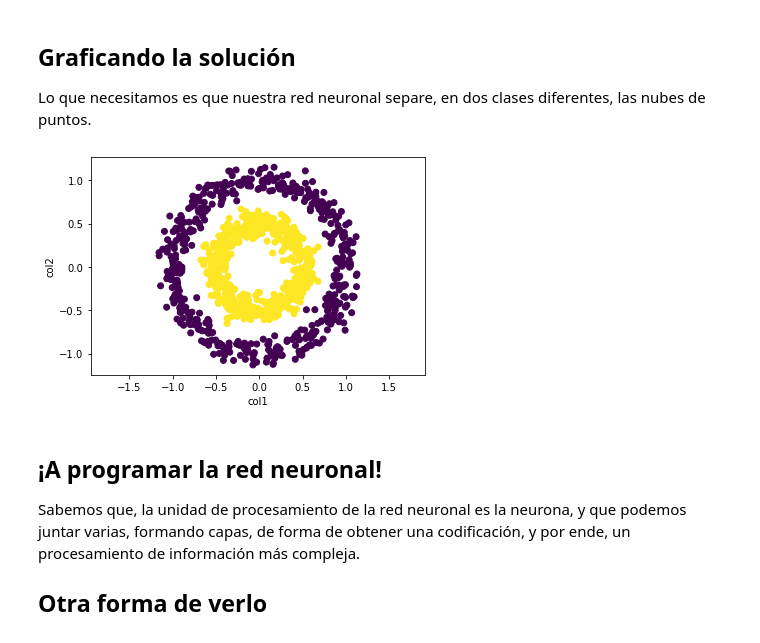
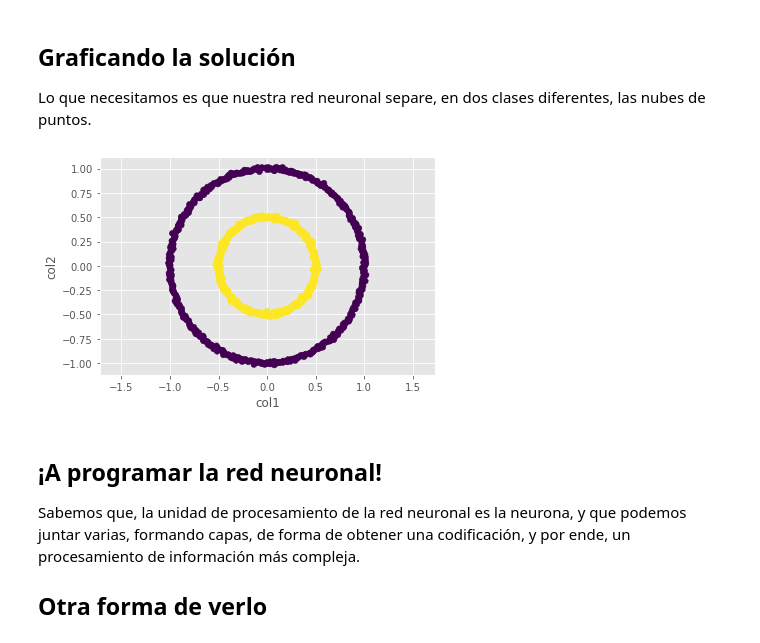
Before and after one commit to adinamarca/notebooks, a Jupyter notebook: PY/ML/4_redes_neuronales/notebook.ipynb, the cells around one changed output. Saved outputs shown, nothing was run; the diff lists cells and outputs as text; code cells hidden in the pictures.

```diff
--- a/PY/ML/4_redes_neuronales/notebook.ipynb
+++ b/PY/ML/4_redes_neuronales/notebook.ipynb
@@ -732,7 +732,11 @@ p = 2
 # Un ejemplo sería, de 500 personas, tenemos dos características que analizaremos
 
 # Generamos el dataset (factor: distancia entre círculos, noise: ruido o variabilidad para añadir dificultad)
-X, Y = make_circles(n_samples=n, factor=0.5, noise=0.08)
+X, Y = make_circles(n_samples=n, factor=0.5, noise=0.05)
+
+Y = Y[:, np.newaxis]
+
+X, Y_e = make_circles(n_samples=n, factor=0.5, noise=0.01)
 
 # Vemos los datos
 print("""X (características: 2) corresponde a: \n \n {} \n \n Y (binaria: un círculo u el otro) corresponde a: \n \n {}""".format(X, Y))
@@ -841,14 +845,14 @@ Lo que necesitamos es que nuestra red neuronal separe, en dos clases diferentes,
 # %%
 # Graficamos los datos de entrada: col1, col2, color = Y
 fig, ax = plt.subplots()
-plt.scatter(X[:,0], X[:,1], c=Y)
+plt.scatter(X[:,0], X[:,1], c=Y_e)
 plt.axis("equal")
 ax.set_xlabel('col1')
 ax.set_ylabel('col2')
 plt.style.use('ggplot')
 plt.show()
 # %% [output]
-[figure, old version]
+[figure, new version]
 # %% [markdown]
 ## ¡A programar la red neuronal!
 
```
Also changed, not shown: parts of 17 cells of this notebook.
